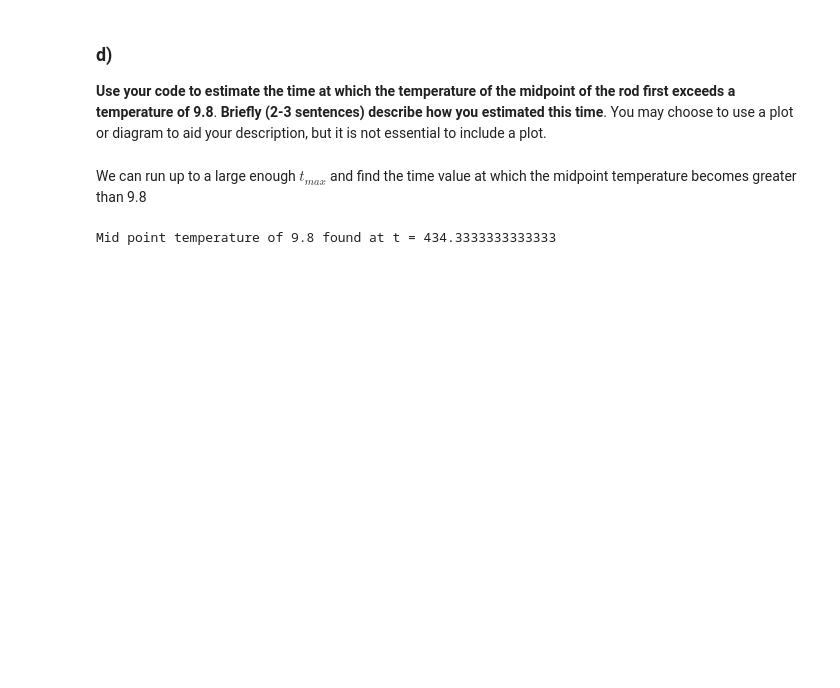
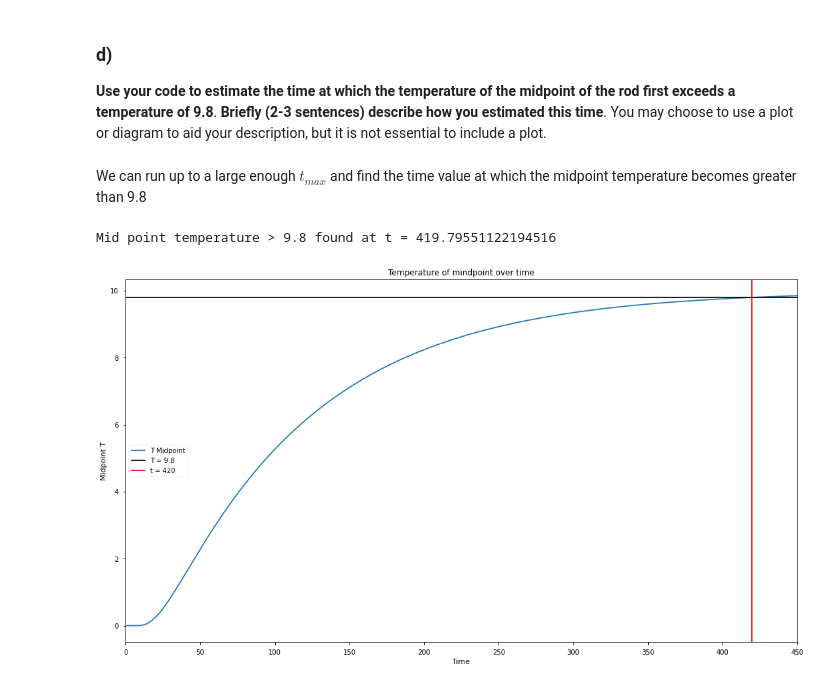
Before and after one commit to jhenderson0/HPC, a Jupyter notebook: Task 2/JH_task2.ipynb, the cells around one changed output. Saved outputs shown, nothing was run; the diff lists cells and outputs as text; code cells hidden in the pictures; blank space fills up the shorter version.

```diff
--- a/Task 2/JH_task2.ipynb
+++ b/Task 2/JH_task2.ipynb
@@ -527,7 +527,7 @@ NameError: ignored
 **Briefly (2-3 sentences) describe how you estimated this time**. You may choose to use a plot or diagram to aid your description,
 but it is not essential to include a plot.
 # %%
-N = 3
+N = 400
 tmax = 450
 
 #Create the rod and set the ends to a constant temperature
@@ -546,11 +546,26 @@ def find_time(u,T):
   mid_points = u[:,int((N+1)/2)]
 
   try:
-    print(f"Mid point temperature of 9.8 found at t = {np.asarray(mid_points > 9.8).nonzero()[0][0]/N}")
+    time = np.asarray(mid_points > 9.8).nonzero()[0][0]/(N+1)
+    print(f"Mid point temperature > 9.8 found at t = {time}")
+    return time
 
   except:
-    print("Mid point temperature of 9.8 not found")
+    print("Mid point temperature > 9.8 not found")
 # %%
-find_time(u,9.8)
+time = find_time(u,9.8)
 # %% [output]
-Mid point temperature of 9.8 found at t = 434.3333333333333
+Mid point temperature > 9.8 found at t = 419.79551122194516
+# %%
+fig, ax = plt.subplots(1,figsize=(18, 10))
+
+ax.plot(np.linspace(0,tmax,(N+1)*tmax),u[:,int((N+1)/2)],label = 'T Midpoint')
+ax.set_ylabel("Midpoint T")
+ax.set_xlabel("Time")
+ax.set_title("Temperature of mindpoint over time")
+ax.set_xlim([0,tmax])
+ax.axhline(9.8,c='black',label = 'T = 9.8')
+ax.axvline(time,c='red',label = f't = {time:0.0f}')
+ax.legend();
+# %% [output]
+[figure, added]
```
